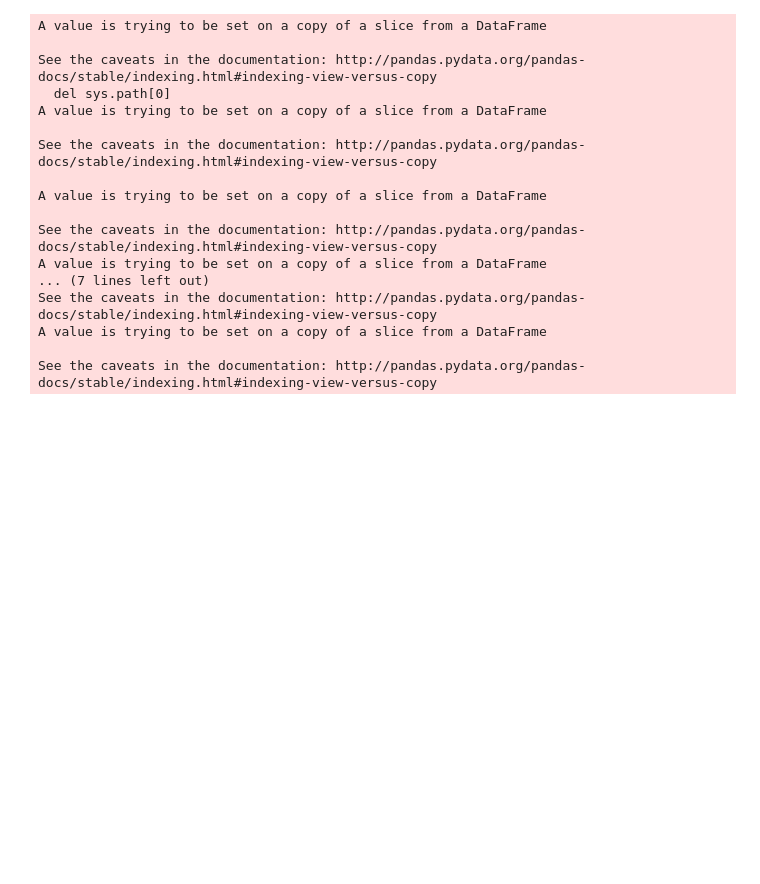
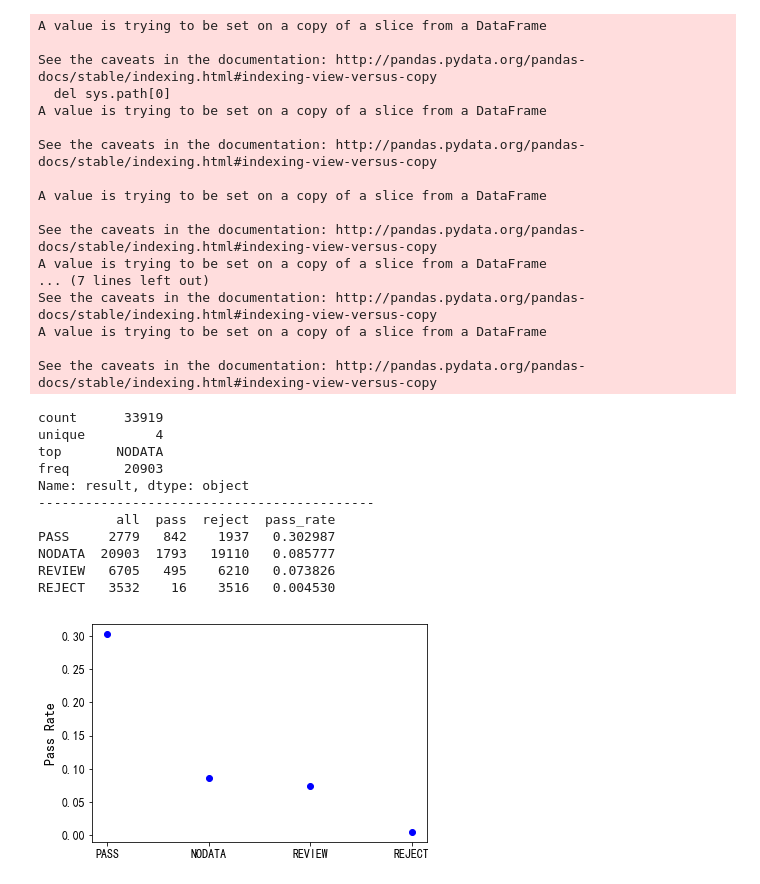
Before and after one commit to yangpingyan/pytools, a Jupyter notebook: datamining_mibao.ipynb, the cells around one changed output. Cells and saved outputs as stored; diff of their text form; code cells hidden in the pictures; blank space fills up the shorter version.

```diff
--- a/datamining_mibao.ipynb
+++ b/datamining_mibao.ipynb
@@ -432,3 +433,18 @@ for col in df.columns.values:
     if df[col].dtype == 'O':
         df[col].fillna(value='NODATA', inplace=True)
 df.fillna(value=0, inplace=True)
+# %%
+feature_analyse(df, 'result')
+# %% [output]
+count      33919
+unique         4
+top       NODATA
+freq       20903
+Name: result, dtype: object
+-------------------------------------------
+          all  pass  reject  pass_rate
+PASS     2779   842    1937   0.302987
+NODATA  20903  1793   19110   0.085777
+REVIEW   6705   495    6210   0.073826
+REJECT   3532    16    3516   0.004530
+[figure, added]
```
Also changed, not shown: parts of 99 cells of this notebook, 1 other file.
